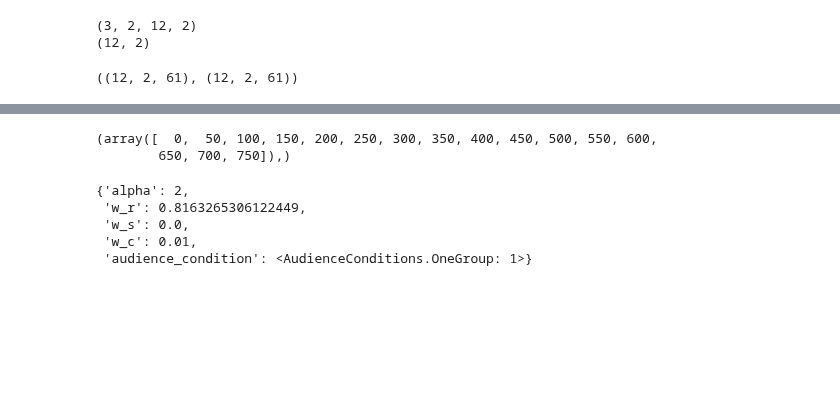
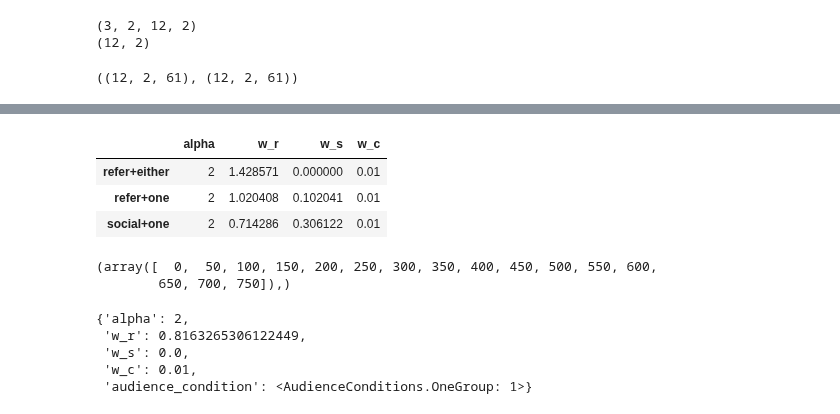
Before and after one commit to aliciamchen/code-switching, a Jupyter notebook: model/fit-3pp-earlier-later.ipynb, the cells around one changed output, grey strips where cells are left out. Drawn from its saved outputs; the diff is of its cells as text; code cells hidden in the pictures; blank space fills up the shorter version.

```diff
--- a/model/fit-3pp-earlier-later.ipynb
+++ b/model/fit-3pp-earlier-later.ipynb
@@ -654,5 +660,30 @@ best_params
  'w_c': 0.01,
  'audience_condition': <AudienceConditions.OneGroup: 1>}
+# %%
+refer_either_params = {'alpha': 2,
+ 'w_r': 1.4285714285714286,
+ 'w_s': 0.0,
+ 'w_c': 0.01}
+
+refer_one_params = {'alpha': 2,
+ 'w_r': 1.0204081632653061,
+ 'w_s': 0.10204081632653061,
+ 'w_c': 0.01}
+
+social_one_params = {'alpha': 2,
+ 'w_r': 0.7142857142857143,
+ 'w_s': 0.30612244897959184,
+ 'w_c': 0.01}
+
+# put params all in one dataframe
+params_df = pd.DataFrame([refer_either_params, refer_one_params, social_one_params], index=["refer+either", "refer+one", "social+one"])
+# %%
+params_df
+# %% [output]
+|  | alpha | w_r | w_s | w_c |
+| refer+either | 2 | 1.428571 | 0.000000 | 0.01 |
+| refer+one | 2 | 1.020408 | 0.102041 | 0.01 |
+| social+one | 2 | 0.714286 | 0.306122 | 0.01 |
 # %%
 nlls[nlls < 250]
 np.where(nlls < 230)
```
Also changed, not shown: parts of 6 cells of this notebook.
